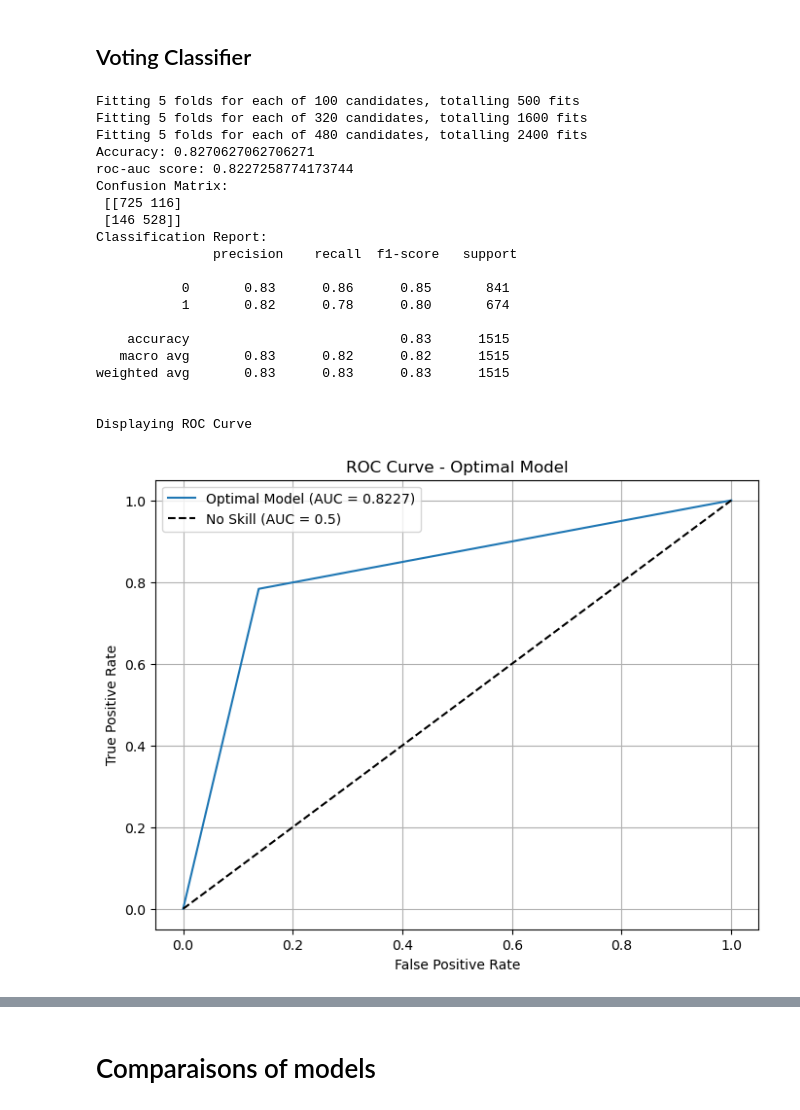
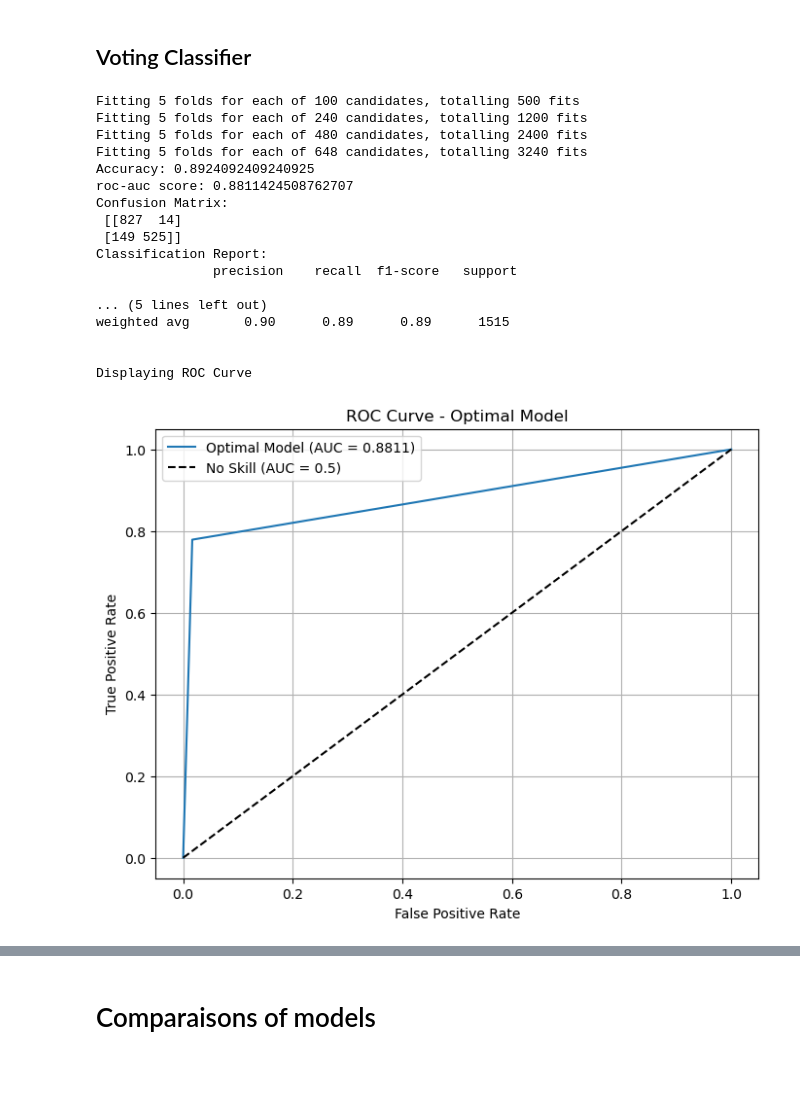
Before and after one commit to WANG-Lucas-sokko/ML_CCC, a Jupyter notebook: ML_CCC_project.ipynb, the cells around one changed output, grey strips where cells are left out. Drawn from its saved outputs; the diff is of its cells as text; code cells hidden in the pictures; blank space fills up the shorter version.

Commit message:
Added RandomForest
Also changed a little bit the number of n samples in the bagging

```diff
--- a/ML_CCC_project.ipynb
+++ b/ML_CCC_project.ipynb
@@ -1280,7 +1437,7 @@ param_grid_svm = {
     'model__estimator__C' : [0.1, 1, 10, 100],
     'model__estimator__gamma' : [1, 0.1, 0.01, 0.001],
     'model__n_estimators' : [1, 2, 5, 10, 15],
-    'model__max_samples' : [5, 10, 25, 50]
+    'model__max_samples' : [10, 25, 50]
 }
 
 
@@ -1303,4 +1460,10 @@ print("\nOptimal Model Metrics (from Grid Search with bagging)")
 show_metrics(y_test, y_pred_grid, y_proba_grid)
 
 display_roc_curve(y_test, y_proba_grid)
+
+# Added to metrics list
+name_list.append("SVM Grid Bagging")
+accuracy_list.append(accuracy_score(y_test, y_pred_grid))
+f1_score_list.append(f1_score(y_test, y_pred_grid))
+auc_roc_list.append(roc_auc_score(y_test, y_proba_grid))
 # %% [output]
@@ -1329,0 +1490,4 @@ auc_roc_list.append(roc_auc_score(y_test, y_proba_grid))
+# %%
+# Pipeline
+pipeBag_forest = make_pipeline(preprocessor, SMOTE(random_state=42), BaggingClassifier(estimator=RandomForestClassifier(random_state=42), random_state=42))
+pipeBag_forest
@@ -1329,0 +1513,14 @@ auc_roc_list.append(roc_auc_score(y_test, y_proba_grid))
+# %%
+# Parameters for GridSearch Forest
+param_grid_forest = {
+    'model__estimator__criterion': ['gini', 'entropy'],
+    'model__estimator__max_depth' : [3, 5, 10, None],
+    'model__estimator__min_samples_split' : [2, 5, 10],
+    'model__estimator__n_estimators' : [10, 15, 20],
+    'model__n_estimators' : [1, 2, 15],
+    'model__max_samples' : [0.2, 0.5, 0.7]
+}
+
+# Grid
+bagGrid_searchForest = GridSearchCV(pipeBag_forest, param_grid_forest, scoring='roc_auc', refit=True, cv=5, n_jobs=-1, verbose=2)
+bagGrid_searchForest.fit(X_train, y_train)
@@ -1329,0 +1546,14 @@ auc_roc_list.append(roc_auc_score(y_test, y_proba_grid))
+# %%
+# Results from the GridSearch
+y_pred_grid, y_proba_grid = grid_results(grid_searchForest)
+
+print("\nOptimal Model Metrics (from Grid Search)")
+show_metrics(y_test, y_pred_grid, y_proba_grid)
+
+display_roc_curve(y_test, y_proba_grid)
+
+# Added to metrics lists
+name_list.append("RandomForestClassifier Grid Bagging")
+accuracy_list.append(accuracy_score(y_test, y_pred_grid))
+f1_score_list.append(f1_score(y_test, y_pred_grid))
+auc_roc_list.append(roc_auc_score(y_test, y_proba_grid))
@@ -1334,45 +1583,43 @@ voting_clf_soft = VotingClassifier(
     estimators=[
         #("Bagging LogisticRegression", bagGrid_searchLR),
         ("LogisticRegression", grid_searchLR),
         ("Bagging SVM", bagGrid_searchSVM),
         ("Bagging Tree", bagGrid_searchTree),
+        ("Bagging Random Forest", bagGrid_searchForest)
     ],
     voting='soft'
 )
 
 voting_clf_soft.fit(X_train,y_train)
 y_pred_votclf = voting_clf_soft.predict(X_test)
 y_proba_votclf = voting_clf_soft.predict(X_test)
 
 show_metrics(y_test, y_pred_votclf, y_proba_votclf)
 display_roc_curve(y_test, y_proba_votclf)
 
 name_list.append("Voting Classifier 1")
 accuracy_list.append(accuracy_score(y_test, y_pred_votclf))
 f1_score_list.append(f1_score(y_test, y_pred_votclf))
 auc_roc_list.append(roc_auc_score(y_test, y_proba_votclf))
 # %% [output]
 Fitting 5 folds for each of 100 candidates, totalling 500 fits
-Fitting 5 folds for each of 320 candidates, totalling 1600 fits
+Fitting 5 folds for each of 240 candidates, totalling 1200 fits
 Fitting 5 folds for each of 480 candidates, totalling 2400 fits
-Accuracy: 0.8270627062706271
-roc-auc score: 0.8227258774173744
+Fitting 5 folds for each of 648 candidates, totalling 3240 fits
+Accuracy: 0.8924092409240925
+roc-auc score: 0.8811424508762707
 Confusion Matrix:
- [[725 116]
- [146 528]]
+ [[827  14]
+ [149 525]]
 Classification Report:
                precision    recall  f1-score   support
 
-           0       0.83      0.86      0.85       841
-           1       0.82      0.78      0.80       674
-
-    accuracy                           0.83      1515
-   macro avg       0.83      0.82      0.82      1515
-weighted avg       0.83      0.83      0.83      1515
+... (5 lines left out)
+weighted avg       0.90      0.89      0.89      1515
 
 
 Displaying ROC Curve
-[figure, old version]
+[figure, new version]
 # %%
 voting_clf_soft = VotingClassifier(
     estimators=[
```
Also changed, not shown: parts of 43 cells of this notebook, 1 other file.
